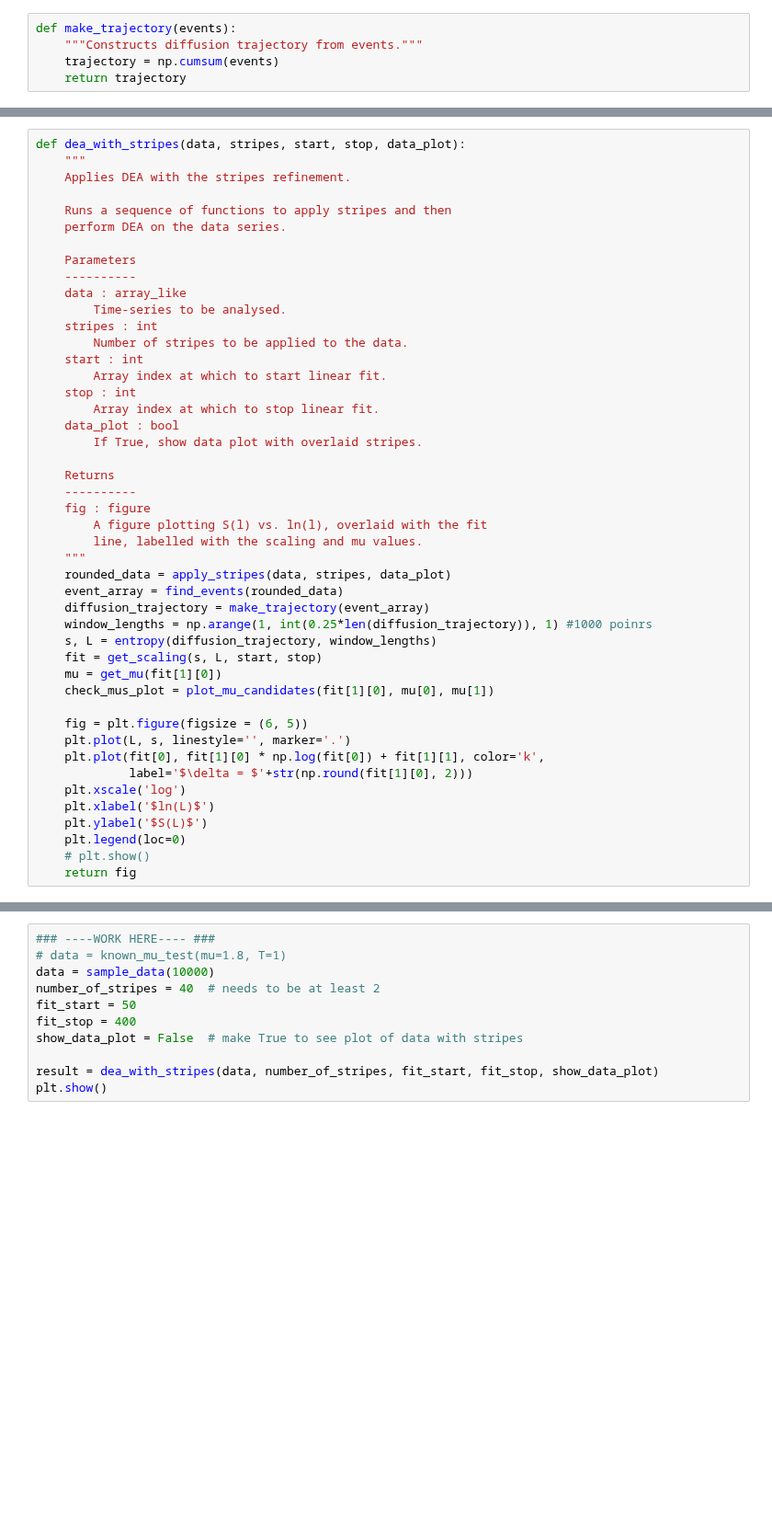
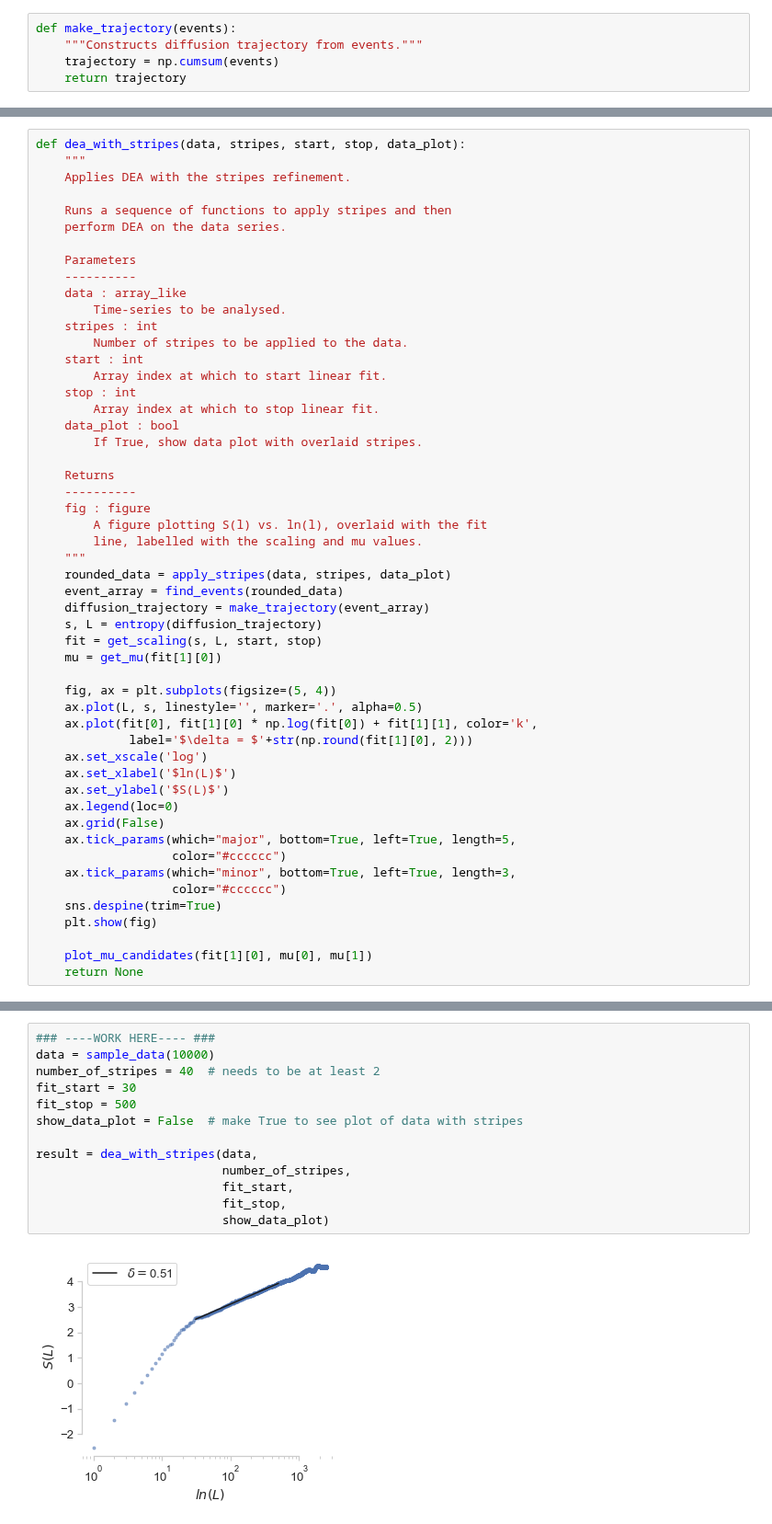
Before and after one commit to garland-culbreth/pymdea, a Jupyter notebook: dea.ipynb, the cells around one changed output, grey strips where cells are left out. Shown at 92% size. Saved outputs shown, nothing was run; the diff lists cells and outputs as text; blank space fills up the shorter version.

```diff
--- a/dea.ipynb
+++ b/dea.ipynb
@@ -358,19 +371,25 @@ def dea_with_stripes(data, stripes, start, stop, data_plot):
     rounded_data = apply_stripes(data, stripes, data_plot)
     event_array = find_events(rounded_data)
     diffusion_trajectory = make_trajectory(event_array)
-    window_lengths = np.arange(1, int(0.25*len(diffusion_trajectory)), 1) #1000 poinrs
-    s, L = entropy(diffusion_trajectory, window_lengths)
+    s, L = entropy(diffusion_trajectory)
     fit = get_scaling(s, L, start, stop)
     mu = get_mu(fit[1][0])
-    check_mus_plot = plot_mu_candidates(fit[1][0], mu[0], mu[1])
 
-    fig = plt.figure(figsize = (6, 5))
-    plt.plot(L, s, linestyle='', marker='.')
-    plt.plot(fit[0], fit[1][0] * np.log(fit[0]) + fit[1][1], color='k',
+    fig, ax = plt.subplots(figsize=(5, 4))
+    ax.plot(L, s, linestyle='', marker='.', alpha=0.5)
+    ax.plot(fit[0], fit[1][0] * np.log(fit[0]) + fit[1][1], color='k',
              label='$\delta = $'+str(np.round(fit[1][0], 2)))
-    plt.xscale('log')
-    plt.xlabel('$ln(L)$')
-    plt.ylabel('$S(L)$')
-    plt.legend(loc=0)
-    # plt.show()
-    return fig
+    ax.set_xscale('log')
+    ax.set_xlabel('$ln(L)$')
+    ax.set_ylabel('$S(L)$')
+    ax.legend(loc=0)
+    ax.grid(False)
+    ax.tick_params(which="major", bottom=True, left=True, length=5,
+                   color="#cccccc")
+    ax.tick_params(which="minor", bottom=True, left=True, length=3,
+                   color="#cccccc")
+    sns.despine(trim=True)
+    plt.show(fig)
+
+    plot_mu_candidates(fit[1][0], mu[0], mu[1])
+    return None
@@ -421,12 +423,16 @@ Everything you need to work with is in this cell.
  - $S(l)$ is logged in calculation, $l$ is logged by the scale of the plot. The fitting function accounts for this.
 # %%
 ### ----WORK HERE---- ###
-# data = known_mu_test(mu=1.8, T=1)
 data = sample_data(10000)
 number_of_stripes = 40  # needs to be at least 2
-fit_start = 50
-fit_stop = 400
+fit_start = 30
+fit_stop = 500
 show_data_plot = False  # make True to see plot of data with stripes
 
-result = dea_with_stripes(data, number_of_stripes, fit_start, fit_stop, show_data_plot)
-plt.show()
+result = dea_with_stripes(data,
+                          number_of_stripes,
+                          fit_start,
+                          fit_stop,
+                          show_data_plot)
+# %% [output]
+[figure, added]
```
Also changed, not shown: parts of 31 cells of this notebook.
